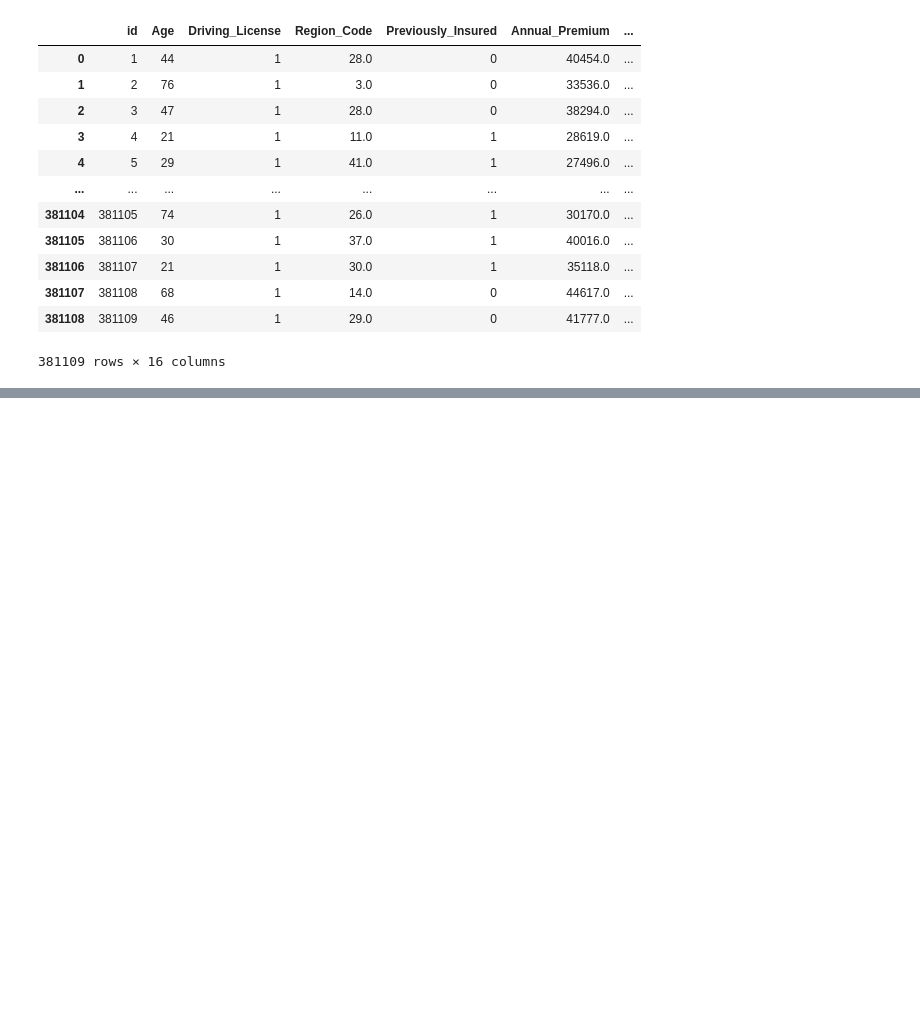
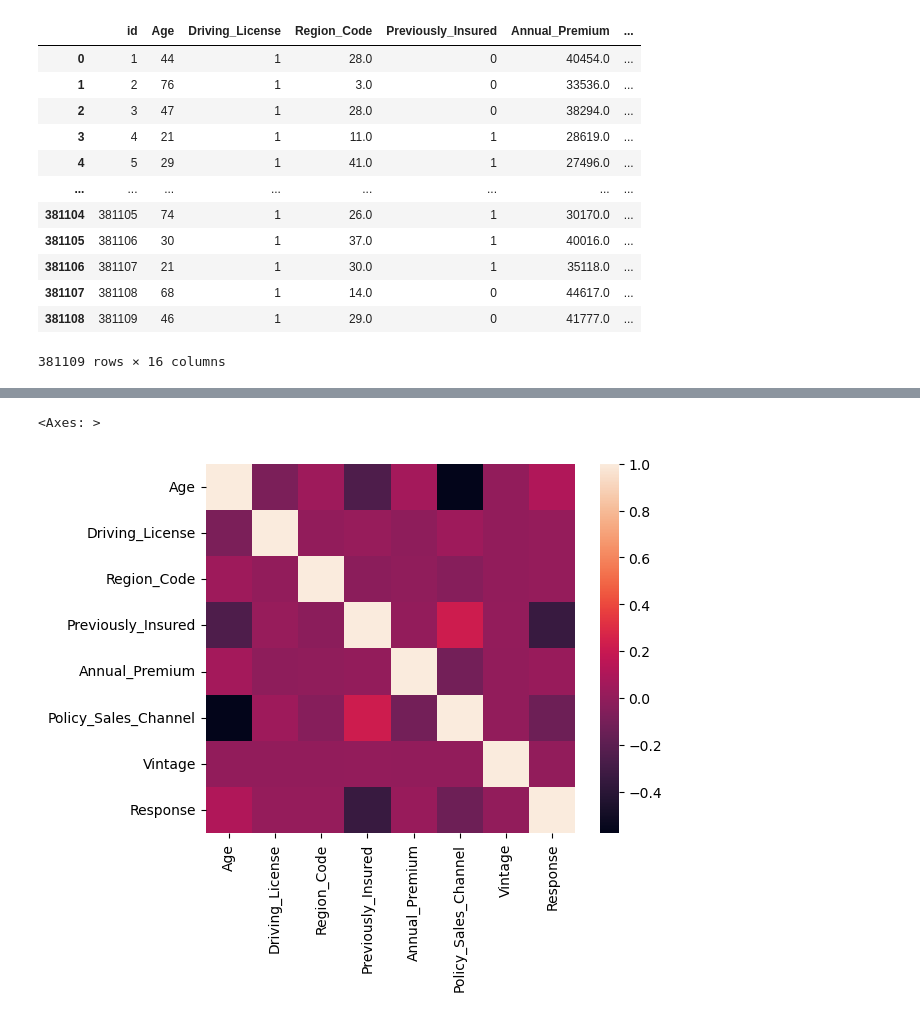
Before and after one commit to SamyMekk/IA-Insurance, a Jupyter notebook: RandomForest.ipynb, the cells around one changed output, grey strips where cells are left out. Cells and saved outputs as stored; diff of their text form; code cells hidden in the pictures; blank space fills up the shorter version.

```diff
--- a/RandomForest.ipynb
+++ b/RandomForest.ipynb
@@ -59,0 +84,8 @@ dataset_encoded = dataset_encoded.iloc[:1000]
+# %%
+train = dataset[['Gender','Age','Driving_License','Region_Code','Previously_Insured','Vehicle_Age','Vehicle_Damage','Annual_Premium',
+'Policy_Sales_Channel','Vintage','Response']] #Subsetting the data
+cor = train.corr() #Calculate the correlation of the above variables
+sns.heatmap(cor, square = True) #Plot the correlation as heat map
+# %% [output]
+<Axes: >
+[figure, added]
```
Also changed, not shown: parts of 10 cells of this notebook, 2 other files.
